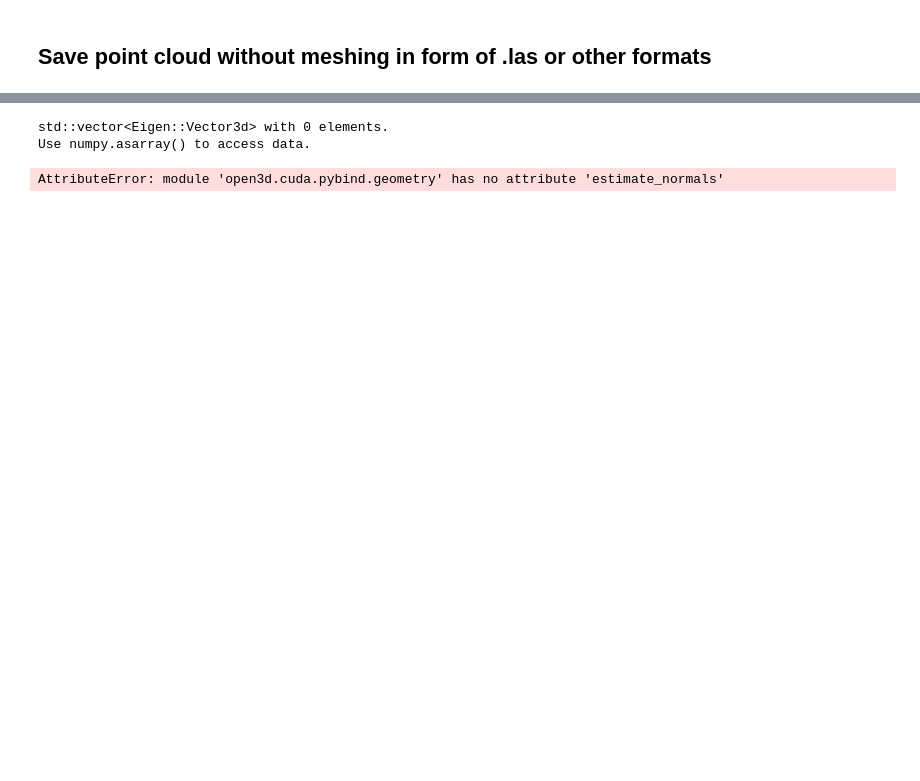
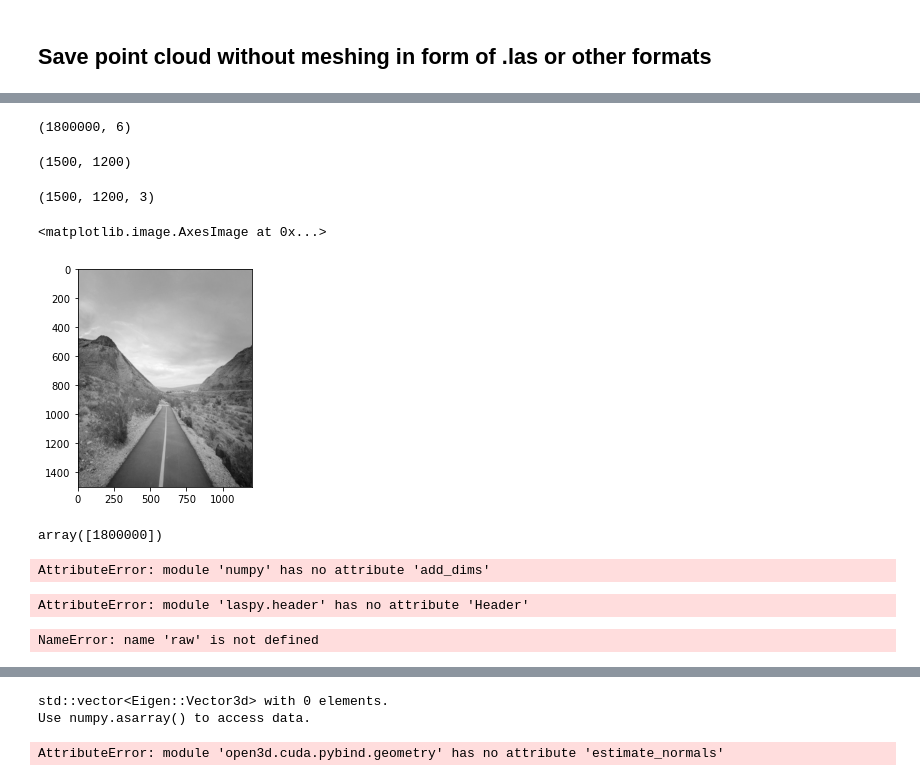
Before and after one commit to vinayak-pathak/Duke_Nasher_Museum, a Jupyter notebook: 3dnoisedata.ipynb, the cells around one changed output, grey strips where cells are left out. Cells and saved outputs as stored; diff of their text form; code cells hidden in the pictures; blank space fills up the shorter version.

```diff
--- a/3dnoisedata.ipynb
+++ b/3dnoisedata.ipynb
@@ -366,0 +514,6 @@ True
+# %%
+from skimage.color import rgb2gray
+from skimage import io
+
+
+img_grayscale = np.uint8(255*rgb2gray(img))
@@ -366,0 +530,23 @@ True
+# %%
+img = resize(img, (n1, n2), anti_aliasing = True)
+
+
+
+img_grayscale = resize(img_grayscale, (n1, n2), anti_aliasing = True)
+# %%
+rgbd[::1].shape
+# %% [output]
+(1800000, 6)
+# %%
+img_grayscale.shape
+# %% [output]
+(1500, 1200)
+# %%
+img.shape
+# %% [output]
+(1500, 1200, 3)
+# %%
+plt.imshow(img_grayscale, cmap = 'gray')
+# %% [output]
+<matplotlib.image.AxesImage at 0x...>
+[figure, added]
@@ -366,0 +557,39 @@ True
+# %%
+xyz =
+# %% [output]
+array([1800000])
+# %%
+(np.asarray(i.ravel().T.shape)
+# %% [output]
+AttributeError: module 'numpy' has no attribute 'add_dims'
+# %%
+import laspy
+header = laspy.header.Header(point_format=2) # LAS point format 2 supports color
+
+#What are LAS files?
+#They are binary files packed according to several specifications.
+
+with laspy.file.File(output_path, mode="w", header=header) as lasfile:
+
+    lasfile.header.offset = offset
+    lasfile.header.scale = [1.0, 1.0, 1.0]
+
+    xs = XX.ravel().T
+    ys = XX.ravel().T
+    zs = XX.ravel().T
+
+    lasfile.x = xs
+    lasfile.y = ys
+    lasfile.z = zs
+
+    lasfile.red = reds
+    lasfile.green = greens
+    lasfile.blue = blues
+# %% [output]
+AttributeError: module 'laspy.header' has no attribute 'Header'
+# %%
+xyz = np.ascontiguousarray(raw[:, 0:3], dtype=np.float32)
+rgb = np.ascontiguousarray(raw[:, 4:7], dtype=np.uint8) * 256
+i = np.ascontiguousarray(raw[:, 3], dtype=np.float32) * 256
+# %% [output]
+NameError: name 'raw' is not defined
```
Also changed, not shown: parts of 17 cells of this notebook, 1 other file.
